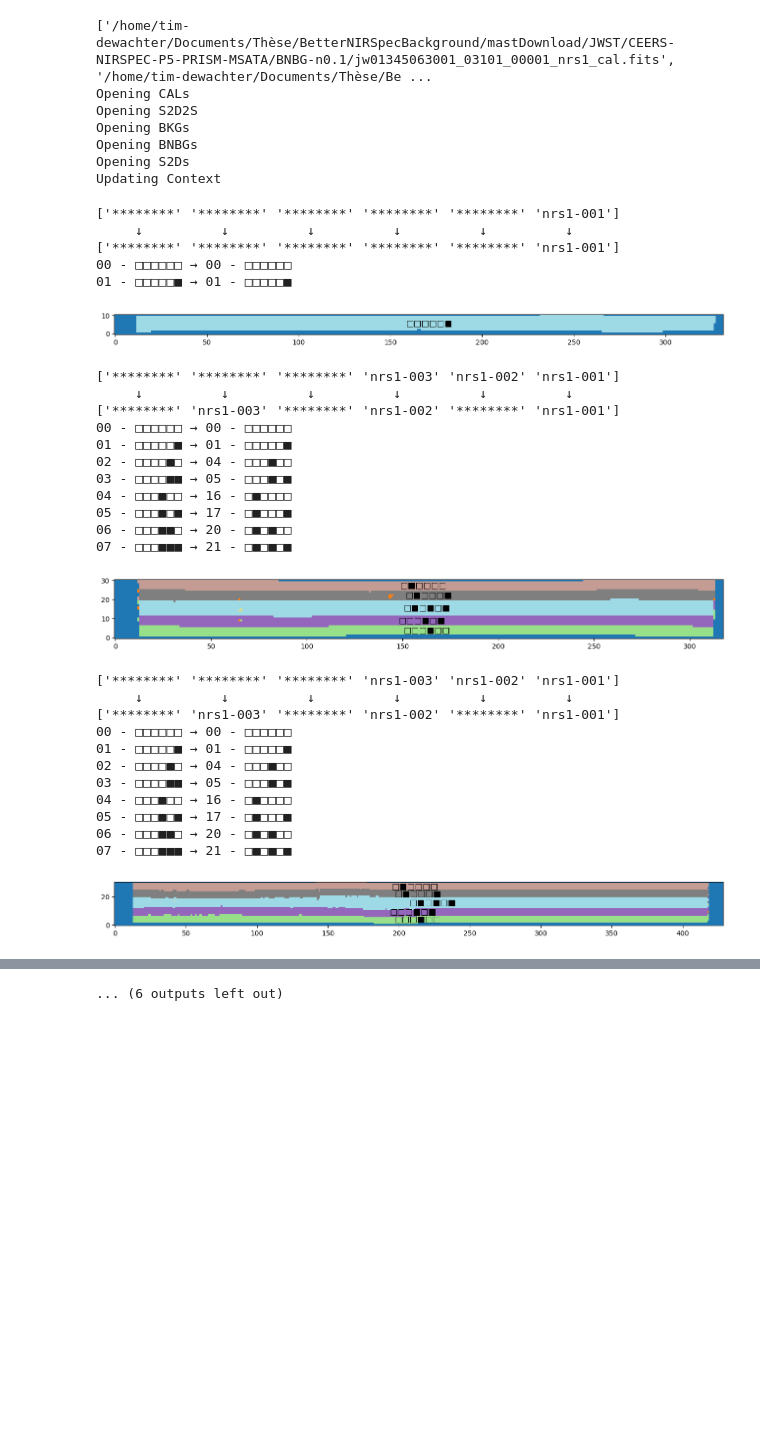
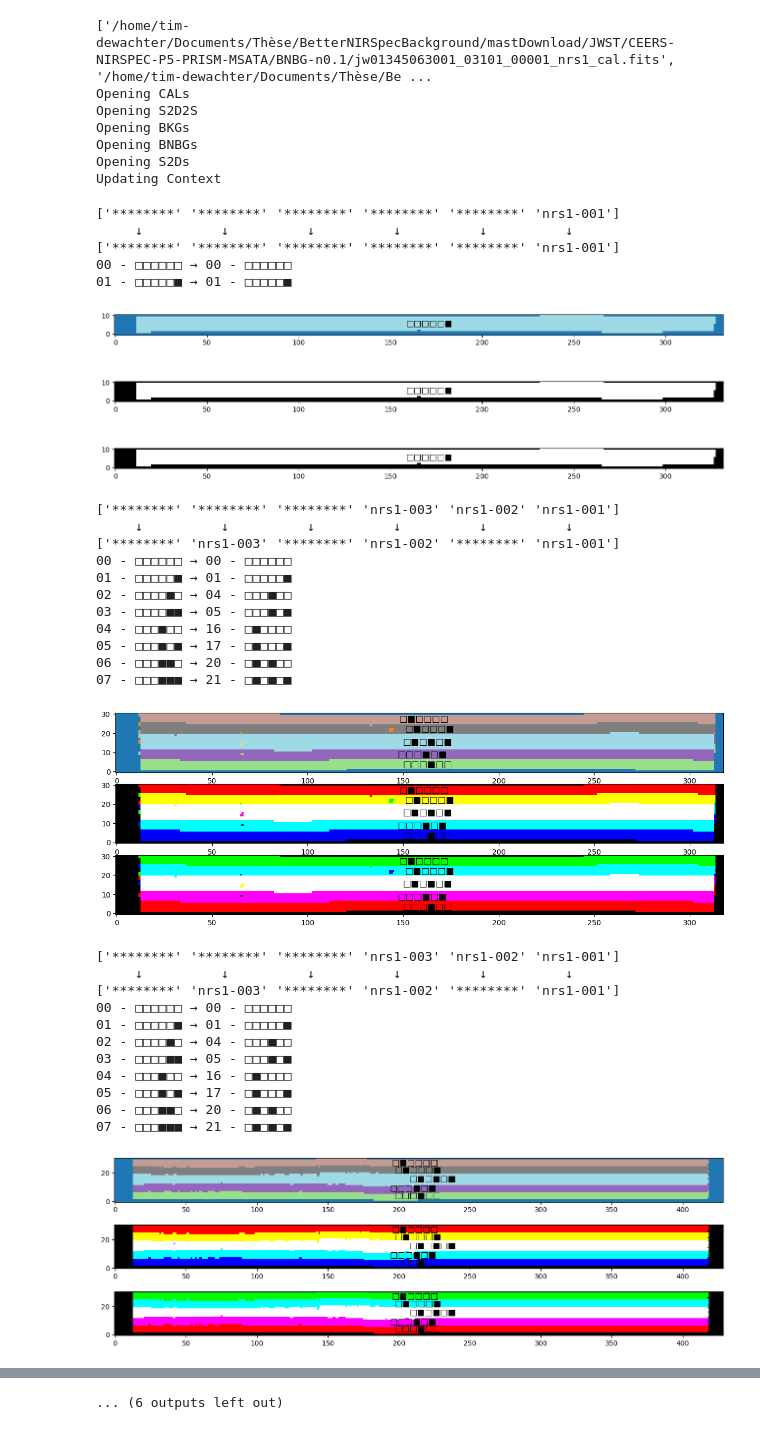
Before and after one commit to TimEpsilon/BetterNIRSpecBackground, a Jupyter notebook: BNBG/Notebooks/BNBGAnalysisPerSlit.ipynb, the cells around one changed output, grey strips where cells are left out. Saved outputs shown, nothing was run; the diff lists cells and outputs as text; code cells hidden in the pictures; blank space fills up the shorter version.

```diff
--- a/BNBG/Notebooks/BNBGAnalysisPerSlit.ipynb
+++ b/BNBG/Notebooks/BNBGAnalysisPerSlit.ipynb
@@ -208,7 +208,7 @@ class MultiStepObject:
 		"""
 		colors = []
 		for i in range(64):  # Iterate over all possible 6-bit values
-			binary_str = f"{i:06b}"[::-1]  # Convert number to 6-bit binary string
+			binary_str = f"{i:06b}"  # Convert number to 6-bit binary string
 			if use_first_group:
 				r, g, b = int(binary_str[0]), int(binary_str[2]), int(binary_str[4])
 			else:
@@ -435,42 +435,45 @@ for source_id in sources:
 	CON = np.array(s2d["CON"].data[0, :, :].copy(), dtype=np.int64)
 
 
-	plt.figure(figsize=(16,3))
-	plt.imshow(CON, origin="lower", cmap="tab20", interpolation="none")
+	fig, ax = plt.subplots(3,1,figsize=(16,5))
+	ax[0].imshow(CON, origin="lower", cmap="tab20", interpolation="none")
+	ax[1].imshow(CON, origin="lower", cmap=NRS1_CMAP, interpolation="none")
+	ax[2].imshow(CON, origin="lower", cmap=NRS2_CMAP, interpolation="none")
 
 
 	text_positions = []
 	# Process each unique value separately
 	for k,value in enumerate(np.unique(CON)):
 		if value == 0:
 			continue
 		new = end[k]
 		pattern = "".join(['□' if j == '0' else '■' for j in list(f"{new:06b}")])
 		mask = (CON == value)  # Binary mask for the current value
 		labeled, num_features = scipy.ndimage.label(mask)  # Label connected components
 
 		# Compute sizes of each zone
 		sizes = np.bincount(labeled.ravel())[1:]  # Exclude background (label 0)
 
 		# Find large zones
 		large_zones = np.where(sizes >= 50)[0] + 1  # Labels start from 1
 
 		# Compute centroids of large zones
 		centroids = scipy.ndimage.center_of_mass(mask, labeled, index=large_zones)
 
 		# Annotate large zones with their values
 		for (y, x) in centroids:
-			plt.text(x, y, pattern, color='k', ha='center', va='center',
+			for _ in ax:
+				_.text(x, y, pattern, color='k', ha='center', va='center',
 					 fontsize=12, fontweight='bold')
 
 	plt.show()
 # %% [output]
 ['********' '********' '********' '********' '********' 'nrs1-001']
      ↓          ↓          ↓          ↓          ↓          ↓
 ['********' '********' '********' '********' '********' 'nrs1-001']
 00 - □□□□□□ → 00 - □□□□□□
 01 - □□□□□■ → 01 - □□□□□■
-[figure, old version]
+[figure, new version]
 ['********' '********' '********' 'nrs1-003' 'nrs1-002' 'nrs1-001']
      ↓          ↓          ↓          ↓          ↓          ↓
 ['********' 'nrs1-003' '********' 'nrs1-002' '********' 'nrs1-001']
@@ -482,7 +485,7 @@ for source_id in sources:
 05 - □□□■□■ → 17 - □■□□□■
 06 - □□□■■□ → 20 - □■□■□□
 07 - □□□■■■ → 21 - □■□■□■
-[figure, old version]
+[figure, new version]
 ['********' '********' '********' 'nrs1-003' 'nrs1-002' 'nrs1-001']
      ↓          ↓          ↓          ↓          ↓          ↓
 ['********' 'nrs1-003' '********' 'nrs1-002' '********' 'nrs1-001']
@@ -494,7 +497,7 @@ for source_id in sources:
 05 - □□□■□■ → 17 - □■□□□■
 06 - □□□■■□ → 20 - □■□■□□
 07 - □□□■■■ → 21 - □■□■□■
-[figure, old version]
+[figure, new version]
 ['********' '********' 'nrs2-001' '********' '********' '********']
      ↓          ↓          ↓          ↓          ↓          ↓
 ['********' '********' '********' '********' 'nrs2-001' '********']
```
Also changed, not shown: parts of 2 cells of this notebook, 5 other files.
